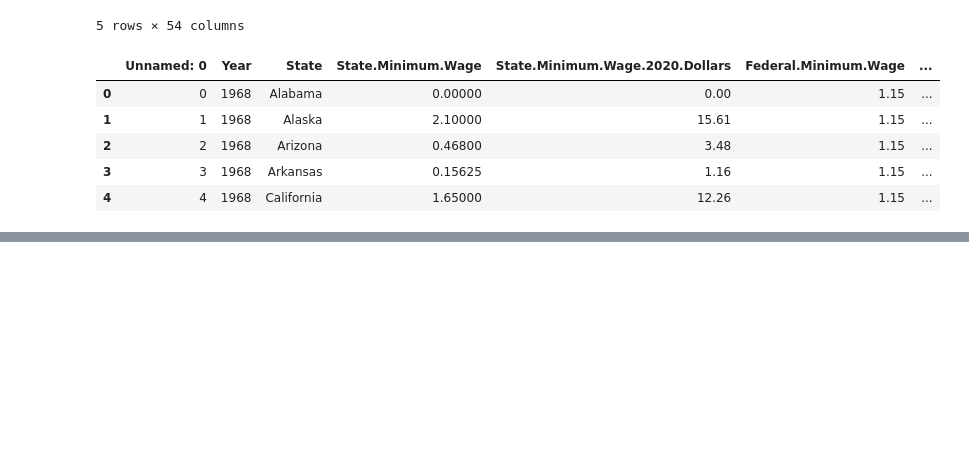
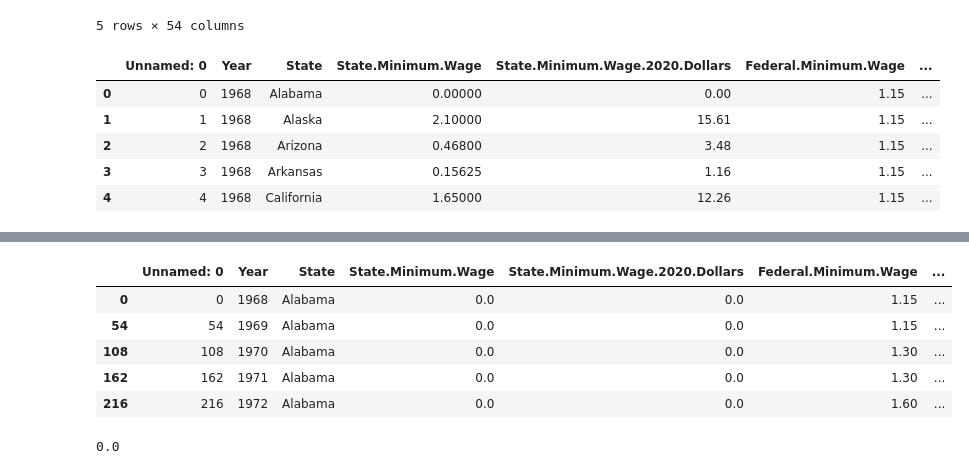
Before and after one commit to Row-Bell/Python_Basic, a Jupyter notebook: Data_Analysis_Intro/Part_3.ipynb, the cells around one changed output, grey strips where cells are left out. Drawn from its saved outputs; the diff is of its cells as text; code cells hidden in the pictures; blank space fills up the shorter version.

```diff
--- a/Data_Analysis_Intro/Part_3.ipynb
+++ b/Data_Analysis_Intro/Part_3.ipynb
@@ -91,0 +133,16 @@ df.head()
+# %%
+#This is grouping up the State's, get getting Alabama's infor
+grouped_issues = issue_df.groupby("State")
+grouped_issues.get_group("Alabama").head()
+# %% [output]
+|  | Unnamed: 0 | Year | State | State.Minimum.Wage | State.Minimum.Wage.2020.Dollars | Federal.Minimum.Wage | ... |
+| 0 | 0 | 1968 | Alabama | 0.0 | 0.0 | 1.15 | ... |
+| 54 | 54 | 1969 | Alabama | 0.0 | 0.0 | 1.15 | ... |
+| 108 | 108 | 1970 | Alabama | 0.0 | 0.0 | 1.30 | ... |
+| 162 | 162 | 1971 | Alabama | 0.0 | 0.0 | 1.30 | ... |
+| 216 | 216 | 1972 | Alabama | 0.0 | 0.0 | 1.60 | ... |
+# %%
+#let's sum up the State Min Wage over time - if it is greater than 1 THAN we know they must have recorded sometime some sort of data
+grouped_issues.get_group("Alabama")['State.Minimum.Wage.2020.Dollars'].sum()
+# %% [output]
+0.0
```
Also changed, not shown: parts of 5 cells of this notebook.
